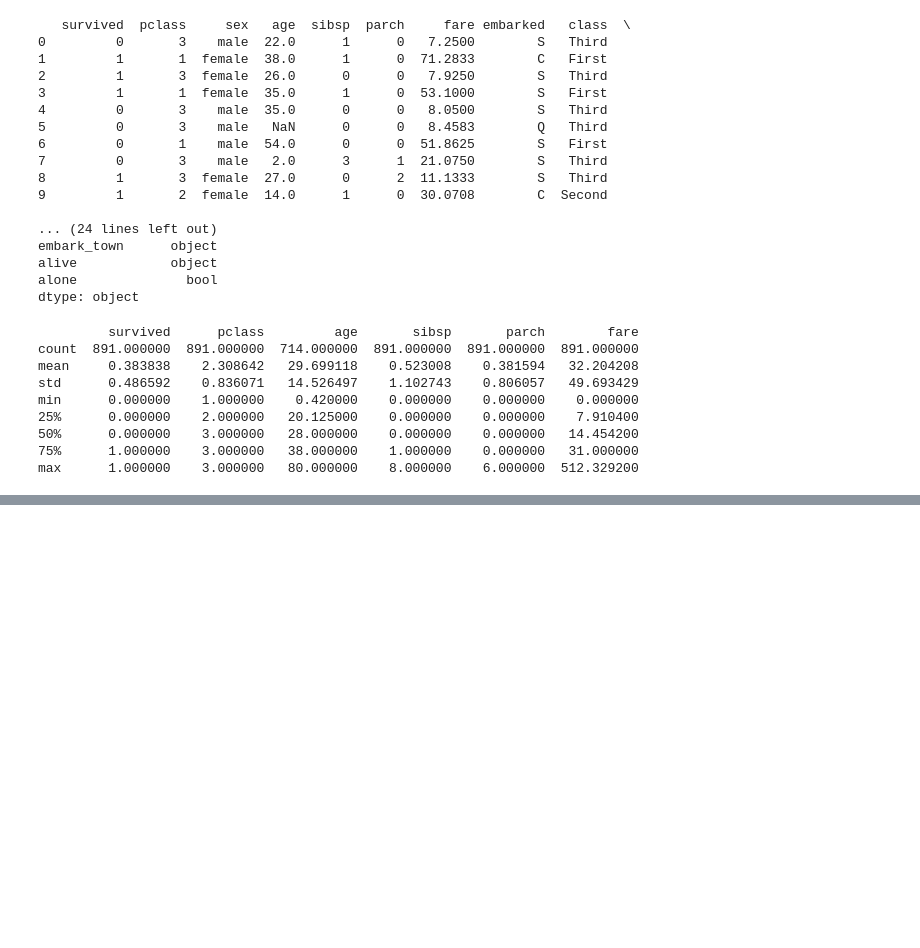
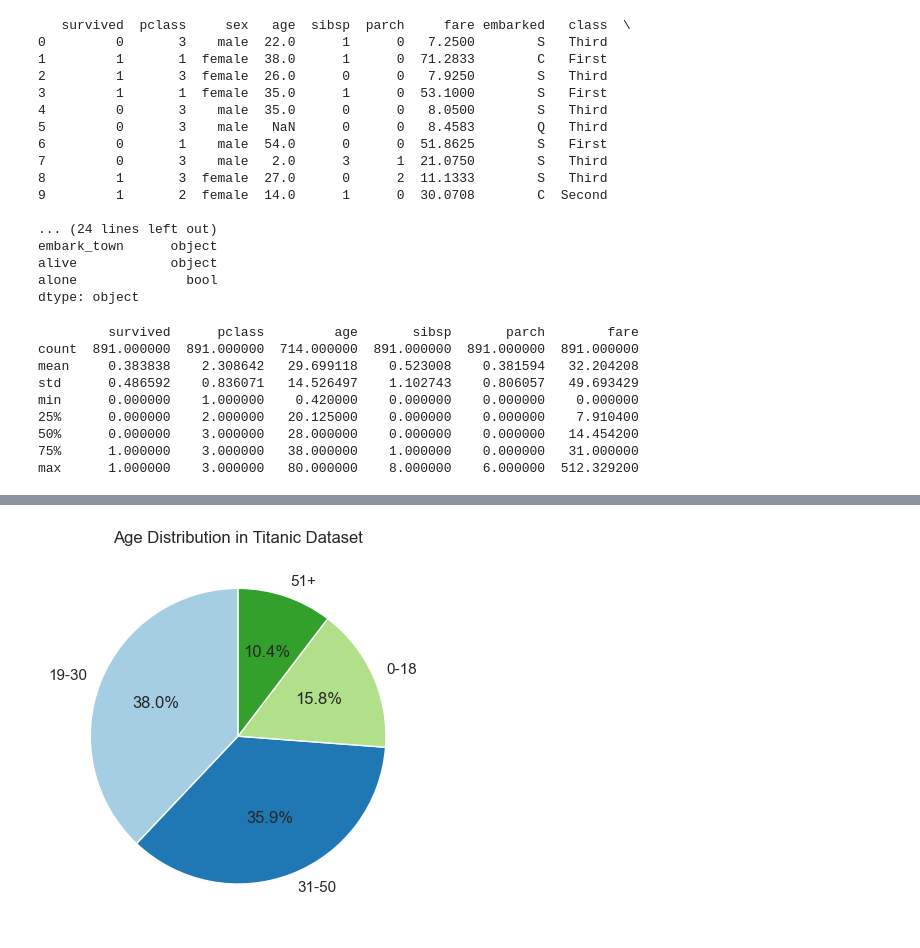
Before and after one commit to Brennanlehman/datafun-06-eda, a Jupyter notebook: blehman_eda.ipynb, the cells around one changed output, grey strips where cells are left out. Saved outputs shown, nothing was run; the diff lists cells and outputs as text; code cells hidden in the pictures; blank space fills up the shorter version.

```diff
--- a/blehman_eda.ipynb
+++ b/blehman_eda.ipynb
@@ -109,0 +211,11 @@ plt.show()
+# %%
+# Define age categories
+bins = [0, 18, 30, 50, 100]
+labels = ['0-18', '19-30', '31-50', '51+']
+
+# Create a pie chart
+plt.pie(age_counts, labels=age_counts.index, autopct='%1.1f%%', startangle=90, colors=plt.cm.Paired.colors)
+plt.title('Age Distribution in Titanic Dataset')
+plt.show()
+# %% [output]
+[figure, added]
```
Also changed, not shown: parts of 22 cells of this notebook, 1 other file.
